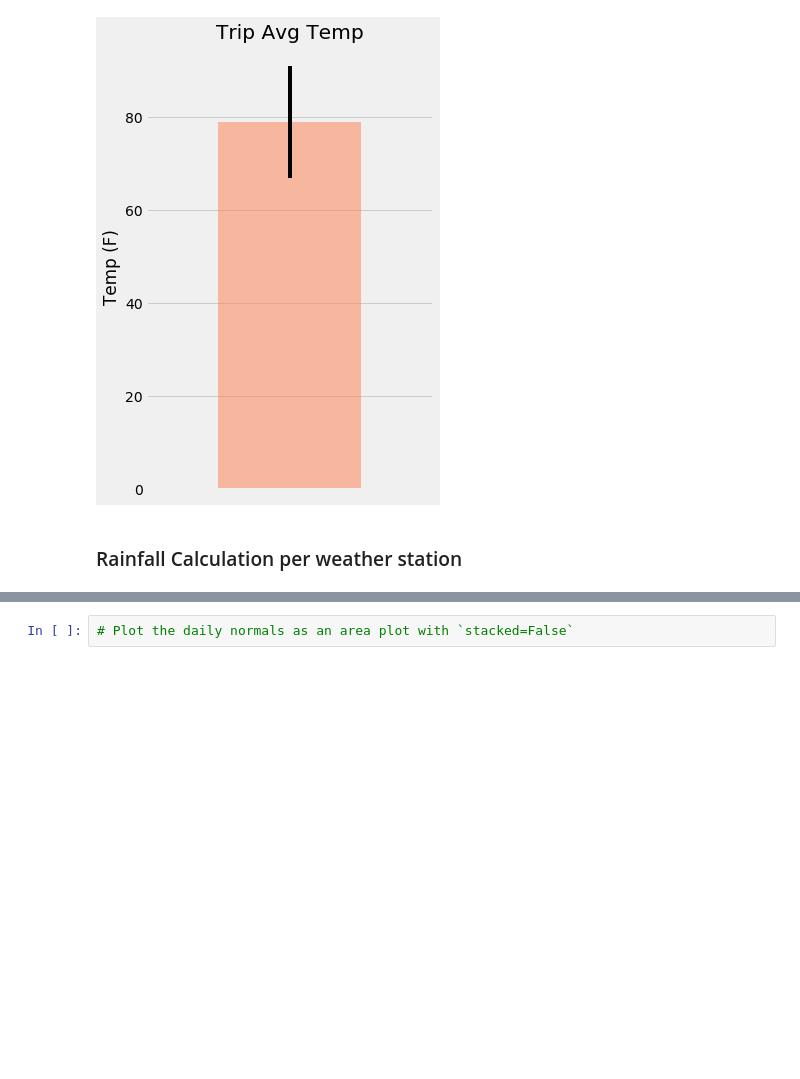
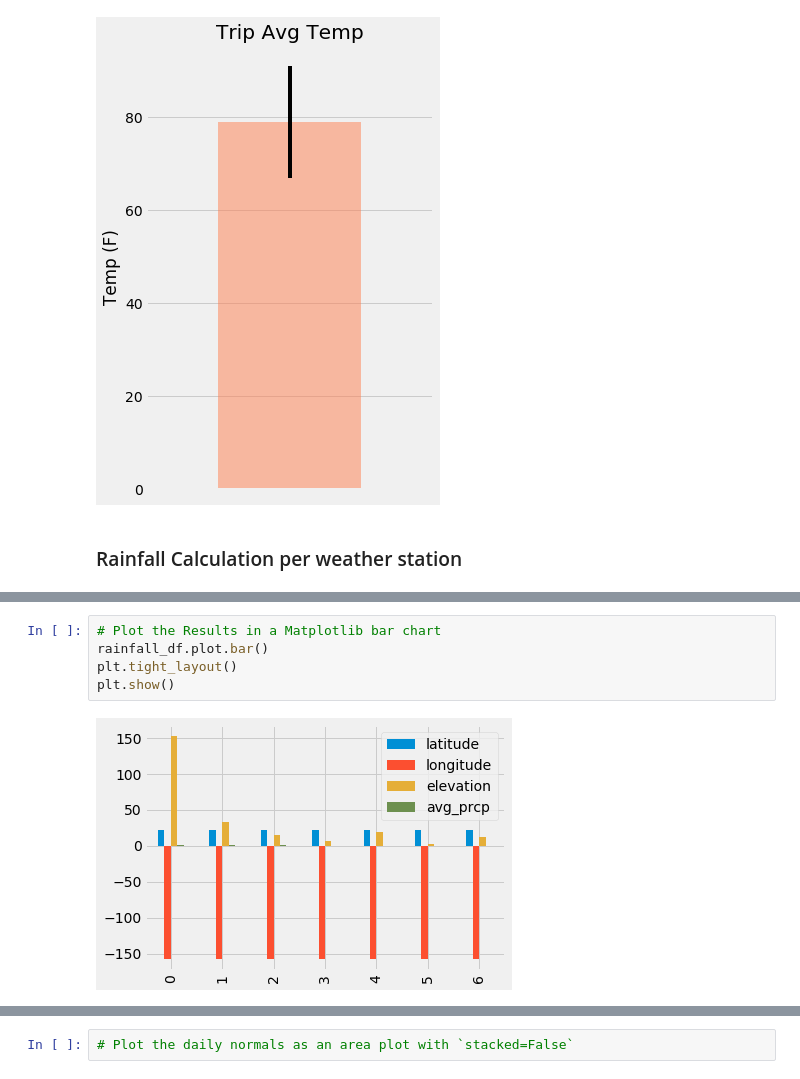
Before and after one commit to fereshtehaghaei/Climate-Analysis-SQLAlchemy, a Jupyter notebook: climate_starter.ipynb, the cells around one changed output, grey strips where cells are left out. Saved outputs shown, nothing was run; the diff lists cells and outputs as text; blank space fills up the shorter version.

```diff
--- a/climate_starter.ipynb
+++ b/climate_starter.ipynb
@@ -520,6 +521,13 @@ rainfall_df.set_index('station')
 | USC00519523 | WAIMANALO EXPERIMENTAL FARM, HI US | 21.33556 | -157.71139 | 19.5 | 0.145556 |
 | USC00519397 | WAIKIKI 717.2, HI US | 21.27160 | -157.81680 | 3.0 | 0.065556 |
 | USC00517948 | PEARL CITY, HI US | 21.39340 | -157.97510 | 11.9 | 0.045000 |
+# %%
+# Plot the Results in a Matplotlib bar chart
+rainfall_df.plot.bar()
+plt.tight_layout()
+plt.show()
+# %% [output]
+[figure, added]
 # %%
 # Create a query that will calculate the daily normals
 # (i.e. the averages for tmin, tmax, and tavg for all historic data matching a specific month and day)
```
Also changed, not shown: parts of 6 cells of this notebook.
